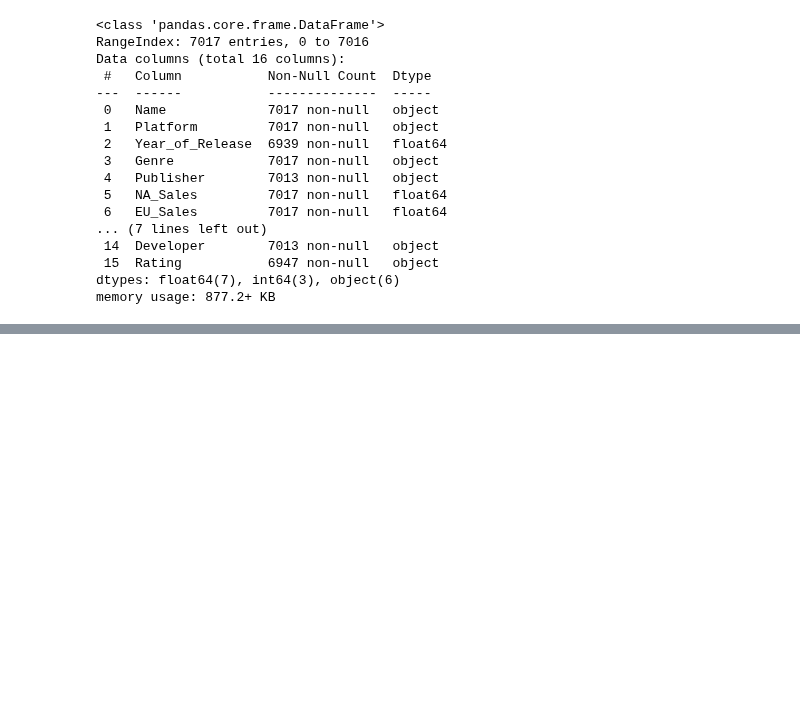
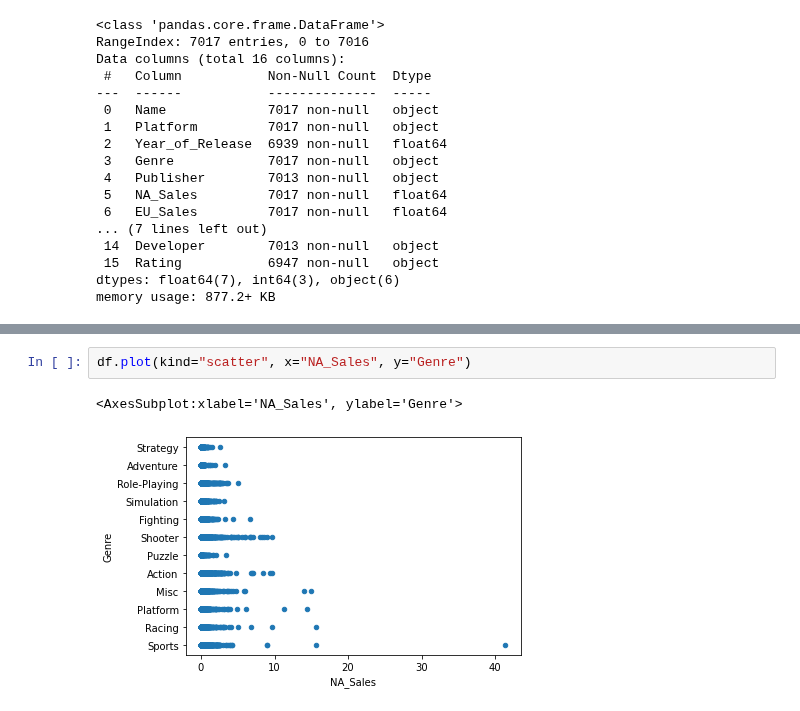
Before and after one commit to msadiq10/DMML-Group-15, a Jupyter notebook: group15-lab2.ipynb, the cells around one changed output, grey strips where cells are left out. Cells and saved outputs as stored; diff of their text form; blank space fills up the shorter version.

```diff
--- a/group15-lab2.ipynb
+++ b/group15-lab2.ipynb
@@ -43,0 +81,5 @@ memory usage: 877.2+ KB
+# %%
+df.plot(kind="scatter", x="NA_Sales", y="Genre")
+# %% [output]
+<AxesSubplot:xlabel='NA_Sales', ylabel='Genre'>
+[figure, added]
```
Also changed, not shown: parts of 11 cells of this notebook.
